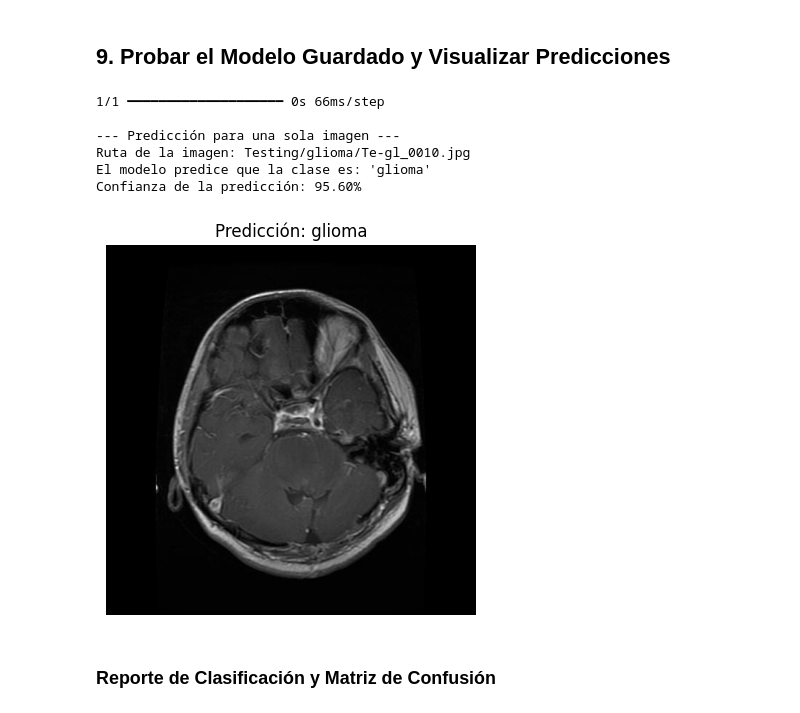
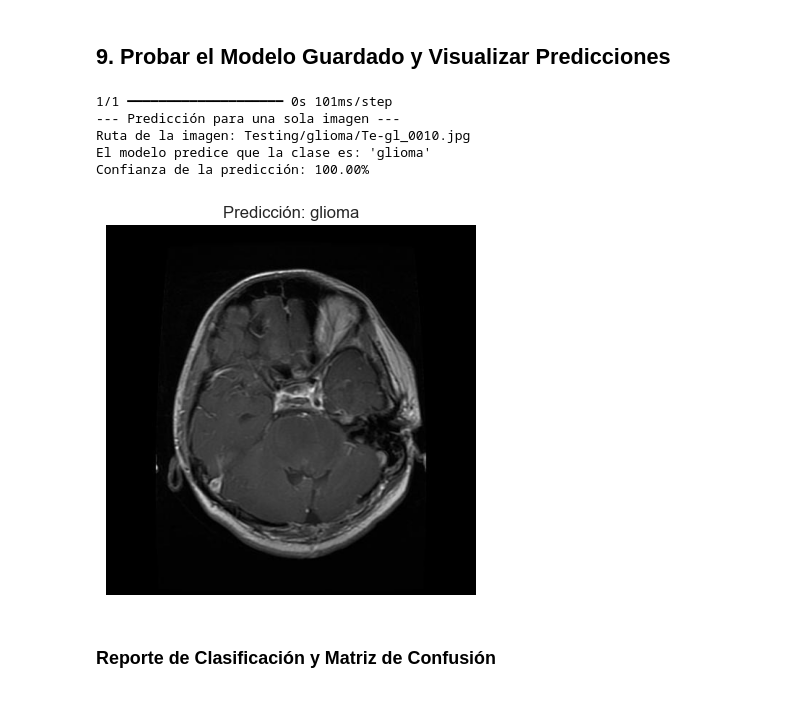
Before and after one commit to LeslyEJB/UseCase_III-Adi-Les, a Jupyter notebook: Use_Case_III.ipynb, the cells around one changed output. Cells and saved outputs as stored; diff of their text form; code cells hidden in the pictures.

Commit message:
changes in the model

```diff
--- a/Use_Case_III.ipynb
+++ b/Use_Case_III.ipynb
@@ -512,43 +512,42 @@ model_3.save('brain_tumor_classifier_model_3.keras')
 ## 9. Probar el Modelo Guardado y Visualizar Predicciones
 # %%
 from tensorflow.keras.models import load_model
-loaded_model = load_model('brain_tumor_classifier_model_3.keras')
+loaded_model = load_model('brain_tumor_classifier_model_2.keras')
 
 class_labels = {0: 'glioma', 1: 'meningioma', 2: 'notumor', 3: 'pituitary'}
 
 
 image_path = 'Testing/glioma/Te-gl_0010.jpg'
 img = load_img(image_path, target_size=(150, 150)) # Cargar y redimensionar
 img_array = img_to_array(img)                      # Convertir a un array numpy
 img_array = img_array / 255.0                      # Normalizar los pixeles (muy importante)
 img_array = np.expand_dims(img_array, axis=0)      # Añadir una dimensión para el lote (batch)
 
 
 prediction = loaded_model.predict(img_array)
 
 
 predicted_class_index = np.argmax(prediction)
 predicted_class_label = class_labels[predicted_class_index]
 confidence = np.max(prediction) * 100
 
 print(f"--- Predicción para una sola imagen ---")
 print(f"Ruta de la imagen: {image_path}")
 print(f"El modelo predice que la clase es: '{predicted_class_label}'")
 print(f"Confianza de la predicción: {confidence:.2f}%")
 
 # Mostrar la imagen de prueba
 plt.imshow(load_img(image_path))
 plt.title(f"Predicción: {predicted_class_label}")
 plt.axis('off')
 plt.show()
 # %% [output]
-1/1 ━━━━━━━━━━━━━━━━━━━━ 0s 66ms/step
-
+1/1 ━━━━━━━━━━━━━━━━━━━━ 0s 101ms/step
 --- Predicción para una sola imagen ---
 Ruta de la imagen: Testing/glioma/Te-gl_0010.jpg
 El modelo predice que la clase es: 'glioma'
-Confianza de la predicción: 95.60%
+Confianza de la predicción: 100.00%
-[figure, old version]
+[figure, new version]
 # %% [markdown]
 ### Reporte de Clasificación y Matriz de Confusión
 # %%
```
Also changed, not shown: parts of 8 cells of this notebook.
